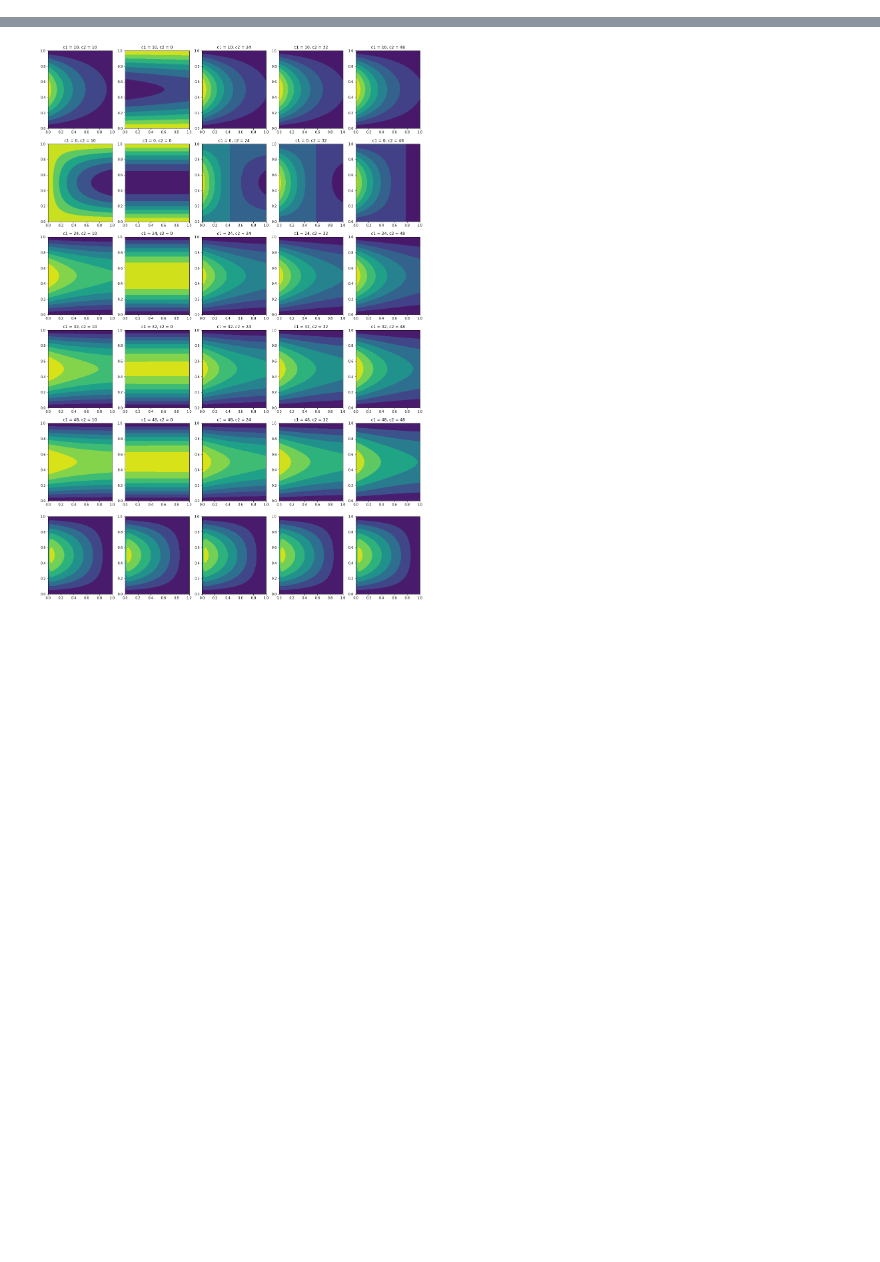
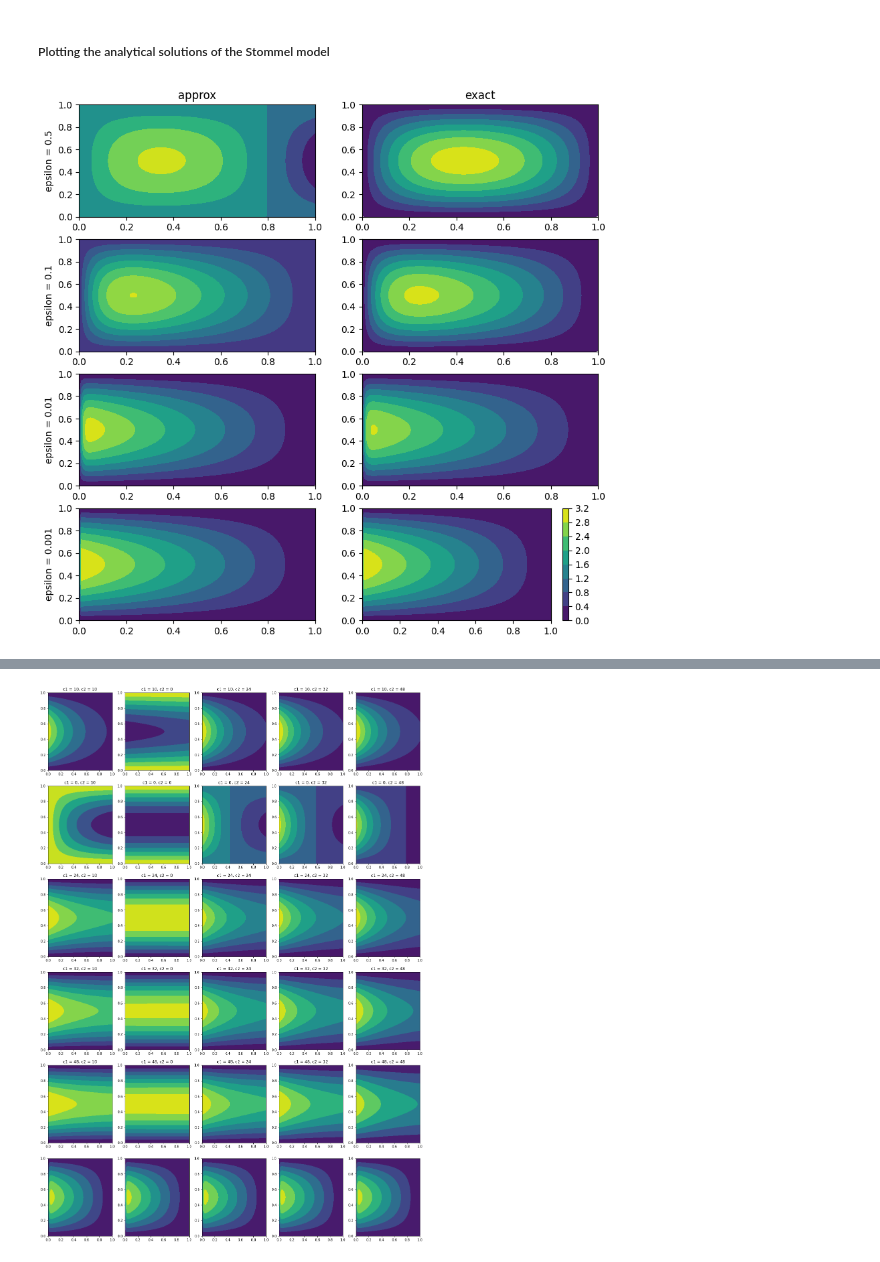
Before and after one commit to freya-gor/oceanic_circ, a Jupyter notebook: math project testing.ipynb, the cells around one changed output, grey strips where cells are left out. Saved outputs shown, nothing was run; the diff lists cells and outputs as text; code cells hidden in the pictures; blank space fills up the shorter version.

```diff
--- a/math project testing.ipynb
+++ b/math project testing.ipynb
@@ -102,0 +178,35 @@ plt.contourf(psi)
+# %% [markdown]
+##### Plotting the analytical solutions of the Stommel model
+# %%
+epsilons = [0.5, 0.1, 0.01, 0.001]
+
+num_grid = 100
+x = np.linspace(0,1,num_grid)
+y = np.linspace(0,1,num_grid)
+x, y = np.meshgrid(x,y)
+
+def g(y):
+    return -np.pi * np.sin(np.pi * y)
+
+fig, ax = plt.subplots(4, 2, figsize = (10, 10))
+
+for i in range(4):
+    epsilon = epsilons[i]
+
+    Psi_approx = psi_approx(x, y, epsilon, A)
+    Psi = psi(x = x, y = y, epsilon = epsilon, g = g, N = 30)
+
+    ax[i, 0].contourf(x, y, Psi_approx)
+    c_ = ax[i, 1].contourf(x, y, Psi)
+
+    ax[i, 0].set(ylabel = f'epsilon = {epsilon}')
+
+
+ax[0, 0].set(title = 'approx')
+ax[0, 1].set(title = 'exact')
+
+
+cbar = fig.colorbar(c_)
+plt.show()
+# %% [output]
+[figure, added]
```
Also changed, not shown: parts of 13 cells of this notebook.
